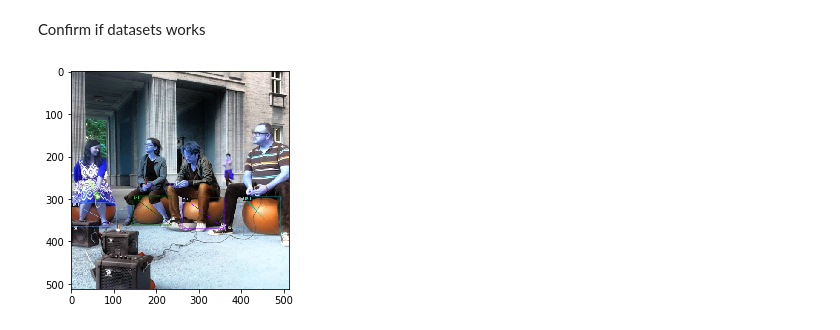
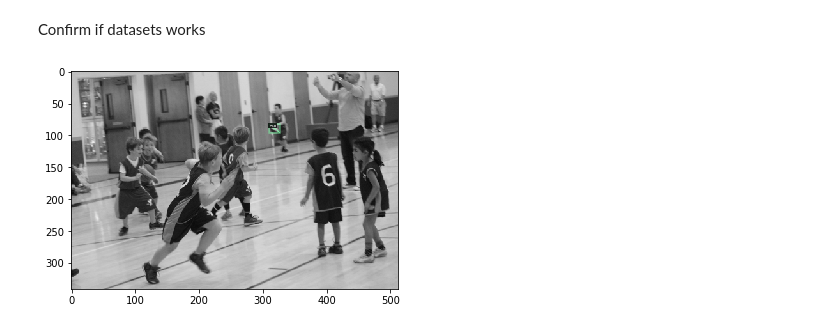
Before and after one commit to danifpdra/ball_detection, a Jupyter notebook: ball_detection.ipynb, the cells around one changed output. Cells and saved outputs as stored; diff of their text form; code cells hidden in the pictures.

```diff
--- a/ball_detection.ipynb
+++ b/ball_detection.ipynb
@@ -87,16 +140,16 @@ Confirm if datasets works
 # %%
 import random
 import matplotlib.pyplot as plt
-dataset_dicts = get_ball_dicts()
-ball_metadata = MetadataCatalog.get("Ball_train")
+dataset_dicts = get_ball_dicts_grayscale()
+ball_metadata = MetadataCatalog.get("Ball_train_bw")
 # print (dataset_dicts)
 for d in random.sample(dataset_dicts, 3):
     img = cv2.imread(d["file_name"])
     visualizer = Visualizer(img[:, :, ::-1], metadata=ball_metadata, scale=0.5)
     vis = visualizer.draw_dataset_dict(d)
     plt.imshow(vis.get_image()[:, :, ::-1])
 # %% [output]
-[figure, old version]
+[figure, new version]
 # %%
 from detectron2.engine import DefaultTrainer
 from detectron2.config import get_cfg
```
Also changed, not shown: parts of 5 cells of this notebook.
